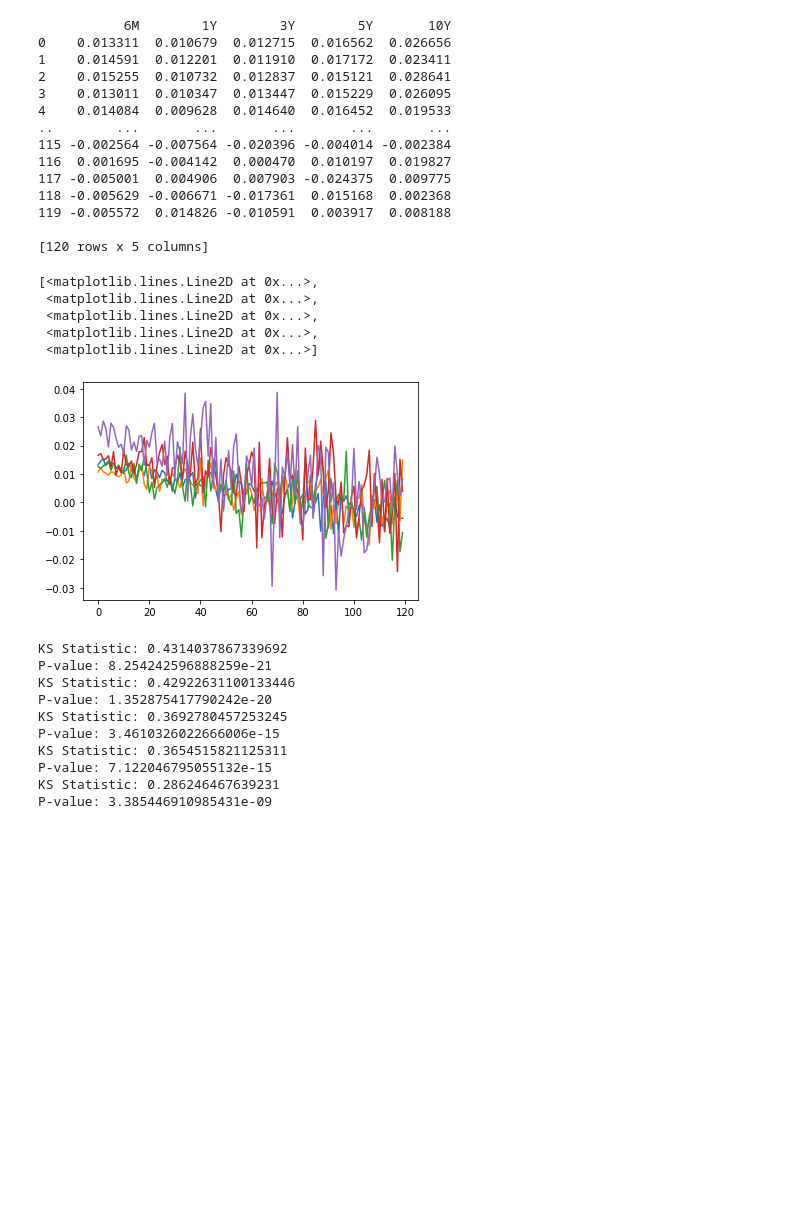
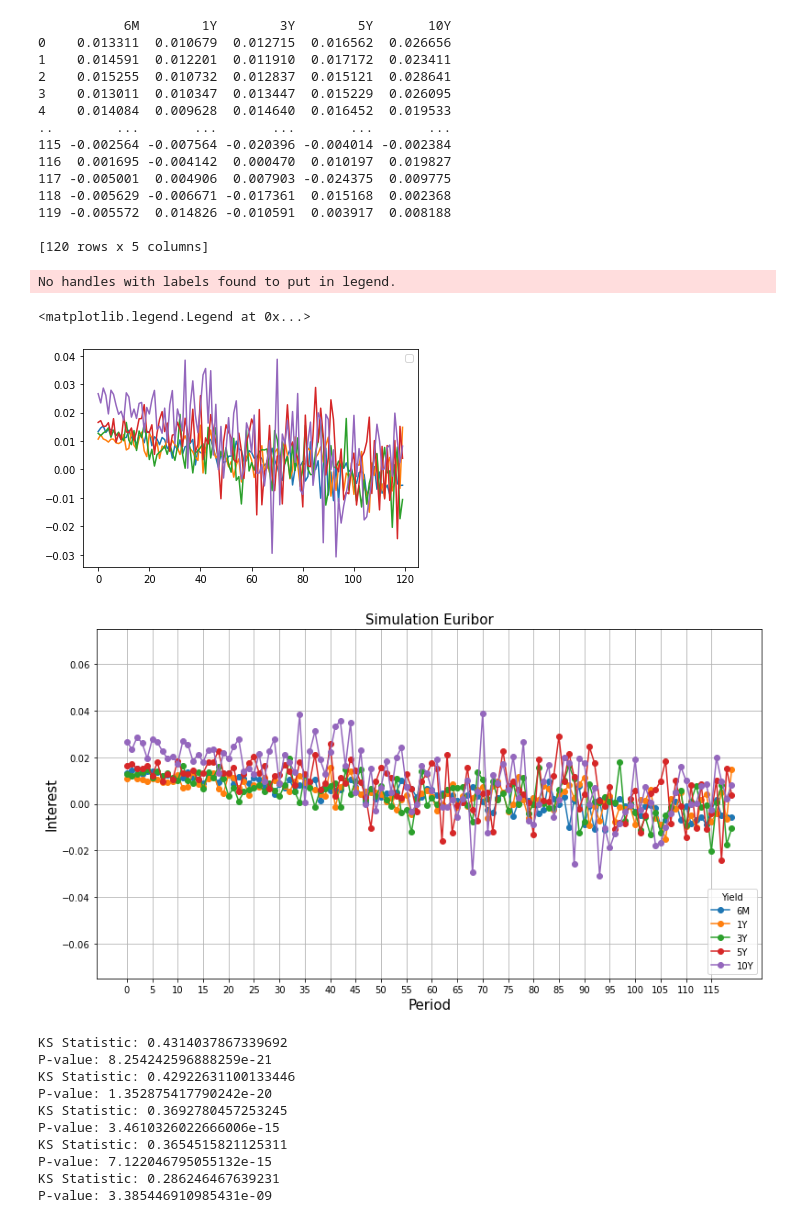
Before and after one commit to obbepulles/Seminar-ING, a Jupyter notebook: Vasicek.ipynb, the cells around one changed output. Cells and saved outputs as stored; diff of their text form; code cells hidden in the pictures; blank space fills up the shorter version.

```diff
--- a/Vasicek.ipynb
+++ b/Vasicek.ipynb
@@ -245,13 +245,42 @@ simulated_rates.to_excel("simulated_vasicek.xlsx", index=True)
 [120 rows x 5 columns]
 # %%
 plt.plot(simulated_rates)
+plt.legend()
 # %% [output]
-[<matplotlib.lines.Line2D at 0x...>,
- <matplotlib.lines.Line2D at 0x...>,
- <matplotlib.lines.Line2D at 0x...>,
- <matplotlib.lines.Line2D at 0x...>,
- <matplotlib.lines.Line2D at 0x...>]
+No handles with labels found to put in legend.
+<matplotlib.legend.Legend at 0x...>
 [figure]
+# %%
+sf = simulated_rates.copy()
+sf = sf.dropna()
+sf1 = sf.copy()
+sf1['Y'] = round(sf['6M']*100, 4)
+
+# Define columns to plot
+columns_to_plot = ["6M", "1Y", "3Y", "5Y", "10Y"]
+
+# Plotting
+fig, ax = plt.subplots(figsize=(13, 7))
+plt.title("Simulation Euribor", fontsize=15)
+#ax.set_facecolor("black")
+#fig.patch.set_facecolor('white')
+
+# Plot each column
+for col in columns_to_plot:
+    X = sf1.index
+    Y = sf1[col]  # Convert to percentage
+    plt.plot(X, Y, label=f"{col}", marker="o")
+
+plt.xlabel('Period', fontsize=15)
+plt.ylabel('Interest', fontsize=15)
+plt.xticks(np.arange(0, 120, 5))
+#ax.yaxis.set_major_formatter(mtick.PercentFormatter())
+plt.ylim(-0.075,0.075)
+plt.legend(title="Yield", loc="lower right")
+plt.grid()
+plt.show()
+# %% [output]
+[figure, added]
 # %%
 from scipy.stats import kstest, norm
 for i in euribor.iloc[:,1:].columns:
```
